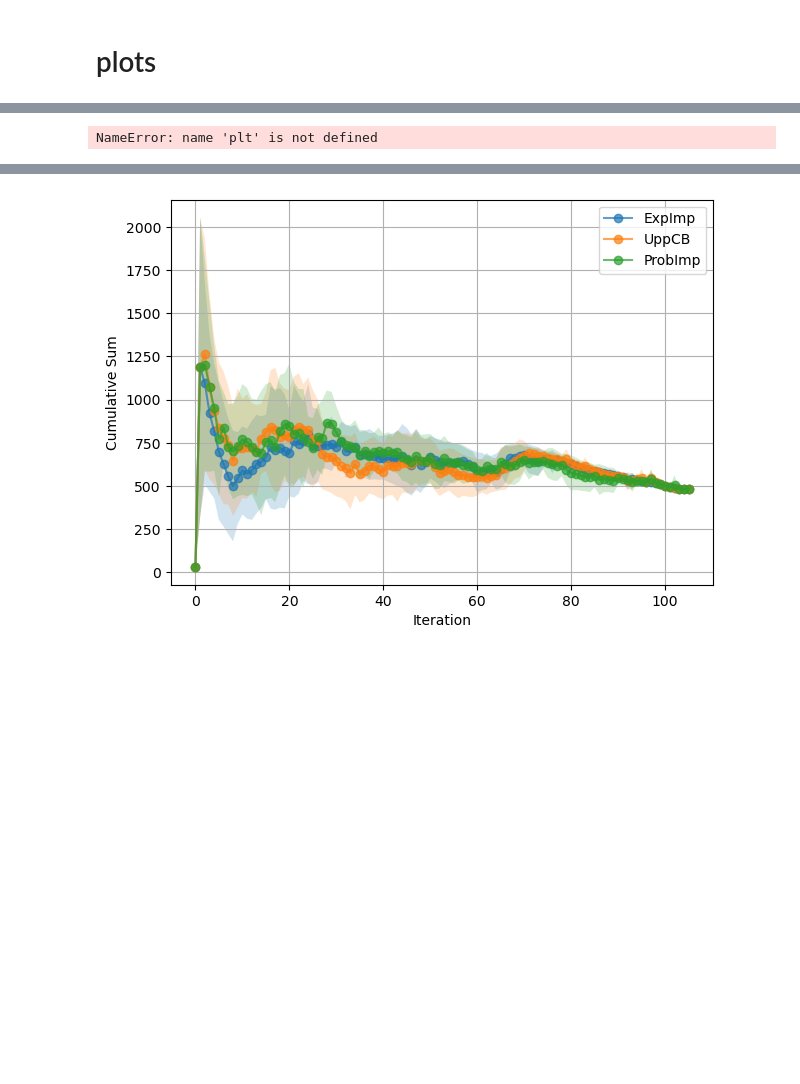
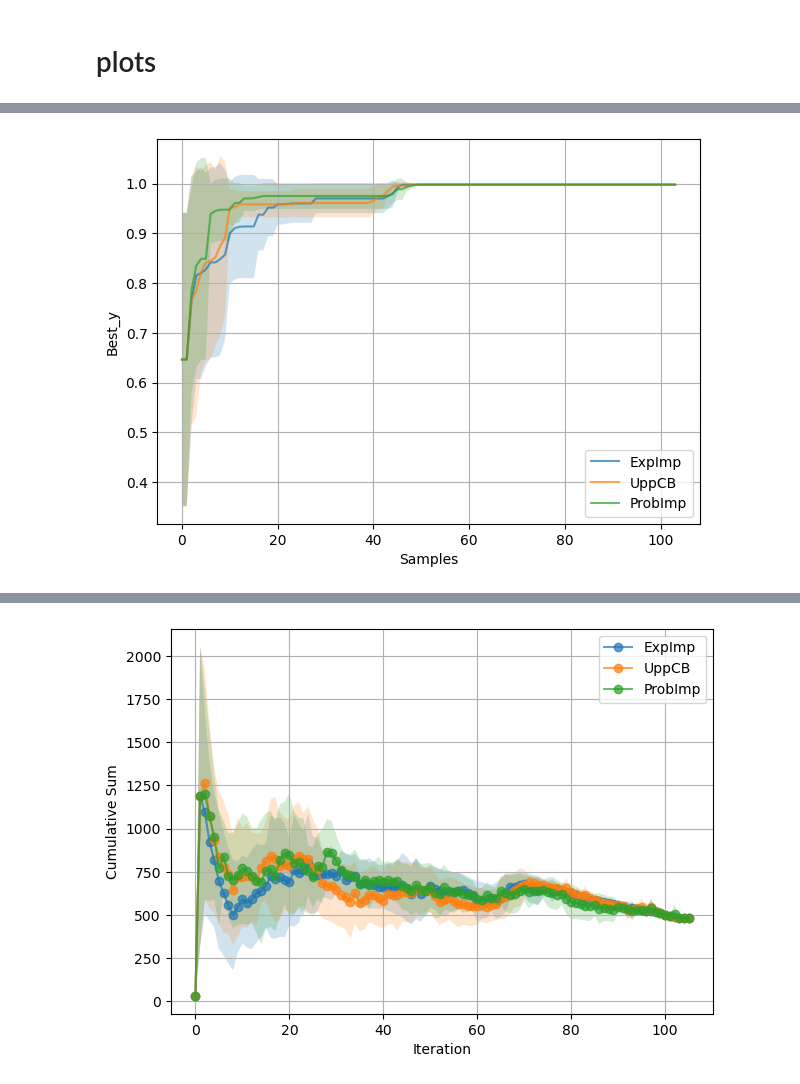
Before and after one commit to uwsunlab/BO-RFB, a Jupyter notebook: PoolBased/AcquisitionFunctions/pool_aqu_comparison_fulldata.ipynb, the cells around one changed output, grey strips where cells are left out. Cells and saved outputs as stored; diff of their text form; code cells hidden in the pictures; blank space fills up the shorter version.

```diff
--- a/PoolBased/AcquisitionFunctions/pool_aqu_comparison_fulldata.ipynb
+++ b/PoolBased/AcquisitionFunctions/pool_aqu_comparison_fulldata.ipynb
@@ -234,26 +216,26 @@ plt.show()
 # %%
 plt.figure(figsize=(7, 5))
-plt.plot(range(len(EI_y_all.mean(axis=0))),  (EI_y_all.mean(axis=0)), marker='.', label='ExpImp', alpha=0.7)
+plt.plot(range(len(EI_y_all.mean(axis=0))),  (EI_y_all.mean(axis=0)), marker='', label='ExpImp', alpha=0.7)
 plt.fill_between(range(len(EI_y_all.std(axis=0))),
                  (EI_y_all.mean(axis=0) - EI_y_all.std(axis=0)),
                  (EI_y_all.mean(axis=0) + EI_y_all.std(axis=0)), alpha=0.2)
-plt.plot(range(len(UCB_y_all.mean(axis=0))), (UCB_y_all.mean(axis=0)), marker='.', label='UppCB', alpha=0.7)
+plt.plot(range(len(UCB_y_all.mean(axis=0))), (UCB_y_all.mean(axis=0)), marker='', label='UppCB', alpha=0.7)
 plt.fill_between(range(len(UCB_y_all.std(axis=0))),
                  (UCB_y_all.mean(axis=0) - UCB_y_all.std(axis=0)),
                  (UCB_y_all.mean(axis=0) + UCB_y_all.std(axis=0)), alpha=0.2)
-plt.plot(range(len(PI_y_all.mean(axis=0))),  (PI_y_all.mean(axis=0)), marker='.', label='ProbImp', alpha=0.7)
+plt.plot(range(len(PI_y_all.mean(axis=0))),  (PI_y_all.mean(axis=0)), marker='', label='ProbImp', alpha=0.7)
 plt.fill_between(range(len(PI_y_all.std(axis=0))),
                  (PI_y_all.mean(axis=0) - PI_y_all.std(axis=0)),
                  (PI_y_all.mean(axis=0) + PI_y_all.std(axis=0)), alpha=0.2)
 
 plt.xlabel('Samples')
 plt.ylabel('Best_y')
 # plt.title('Expected Improvement (EI_y) vs Iterations')
 plt.grid(True)
 plt.legend()
 plt.show()
 # %% [output]
-NameError: name 'plt' is not defined
+[figure, added]
 # %%
 # plt.figure(figsize=(7, 5))
 # plt.plot(range(len(EI_rmse.mean(axis=0))),  (EI_rmse.mean(axis=0)), marker='o', label='ExpImp', alpha=0.7)
```
Also changed, not shown: parts of 4 cells of this notebook, 3 other files.
